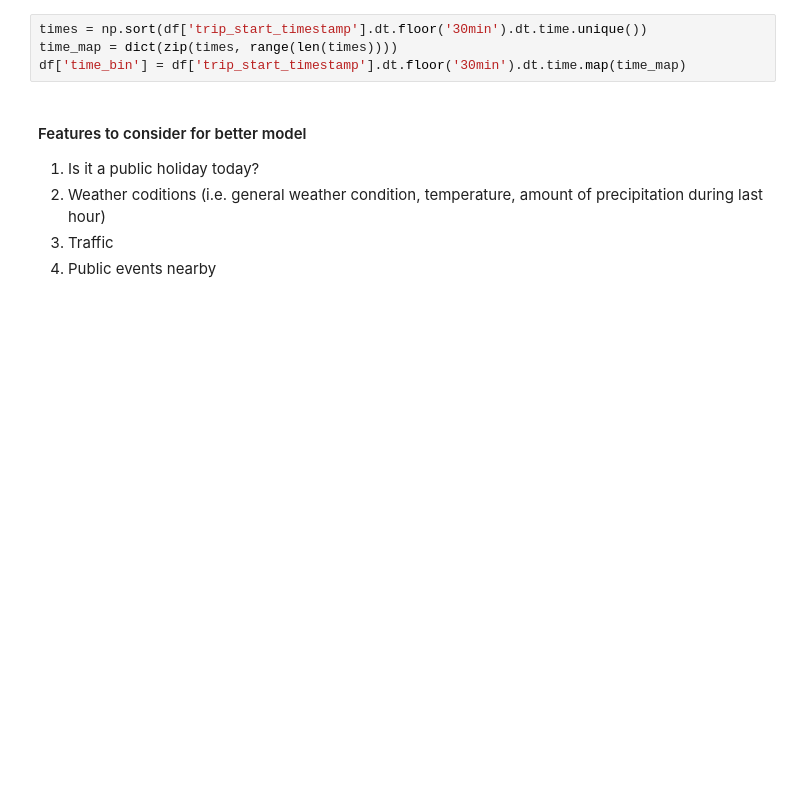
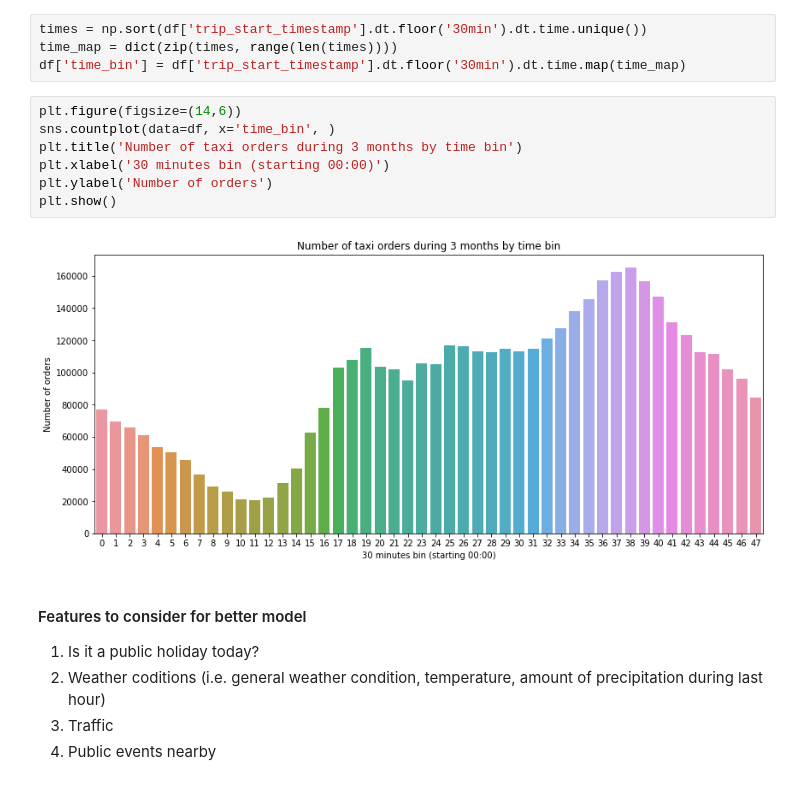
Before and after one commit to gruntoff/taxi_demand, a Jupyter notebook: Taxi demand.ipynb, the cells around one changed output. Saved outputs shown, nothing was run; the diff lists cells and outputs as text; blank space fills up the shorter version.

Commit message:
add time bin graph

```diff
--- a/Taxi demand.ipynb
+++ b/Taxi demand.ipynb
@@ -122,6 +124,15 @@ Creating feature *time bin*, that attributes every trip_start_timestamp to a tim
 times = np.sort(df['trip_start_timestamp'].dt.floor('30min').dt.time.unique())
 time_map = dict(zip(times, range(len(times))))
 df['time_bin'] = df['trip_start_timestamp'].dt.floor('30min').dt.time.map(time_map)
+# %%
+plt.figure(figsize=(14,6))
+sns.countplot(data=df, x='time_bin', )
+plt.title('Number of taxi orders during 3 months by time bin')
+plt.xlabel('30 minutes bin (starting 00:00)')
+plt.ylabel('Number of orders')
+plt.show()
+# %% [output]
+[figure, added]
 # %% [markdown]
 #### Features to consider for better model
 1. Is it a public holiday today?
```
Also changed, not shown: parts of 1 cell of this notebook.
